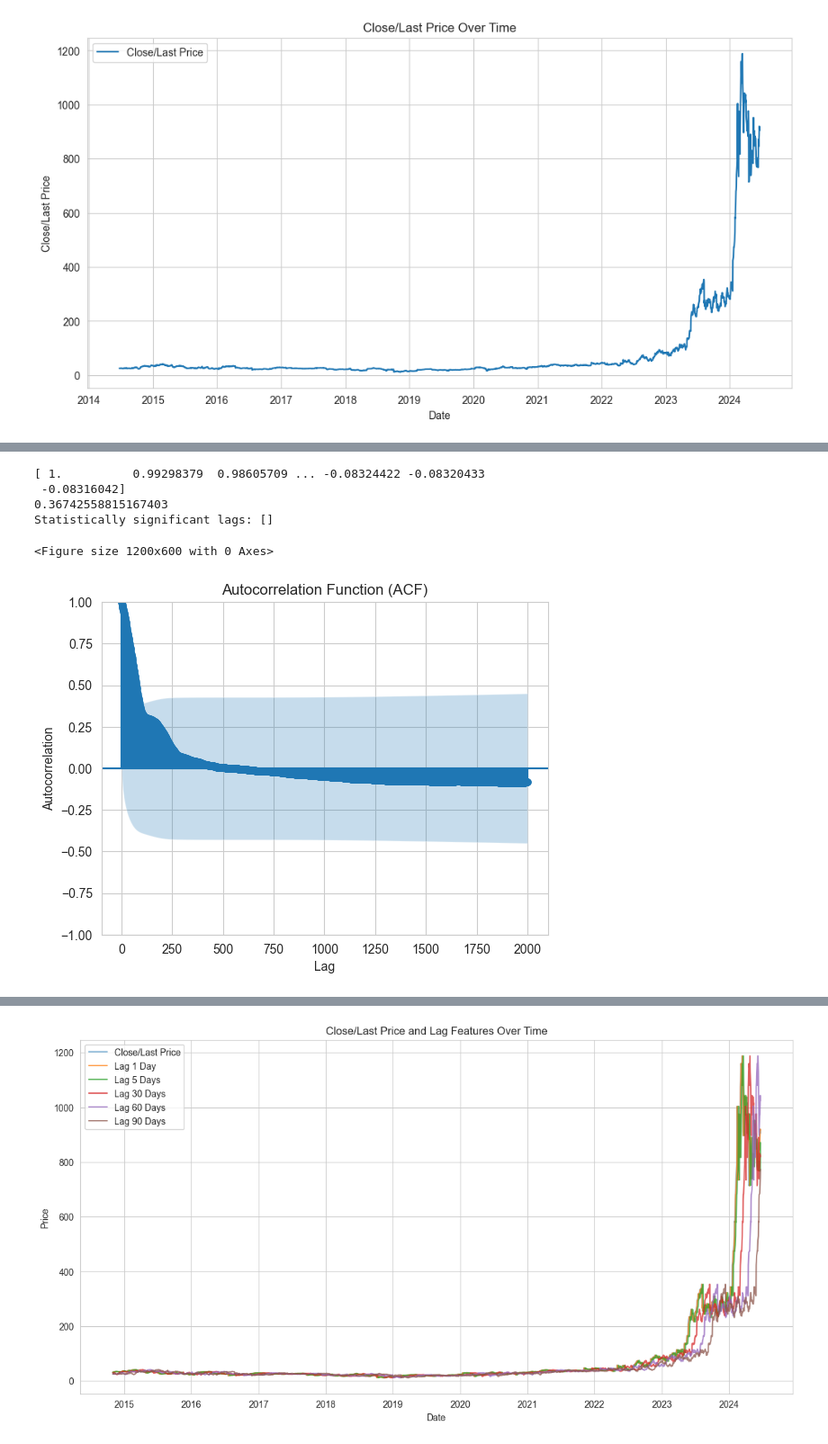
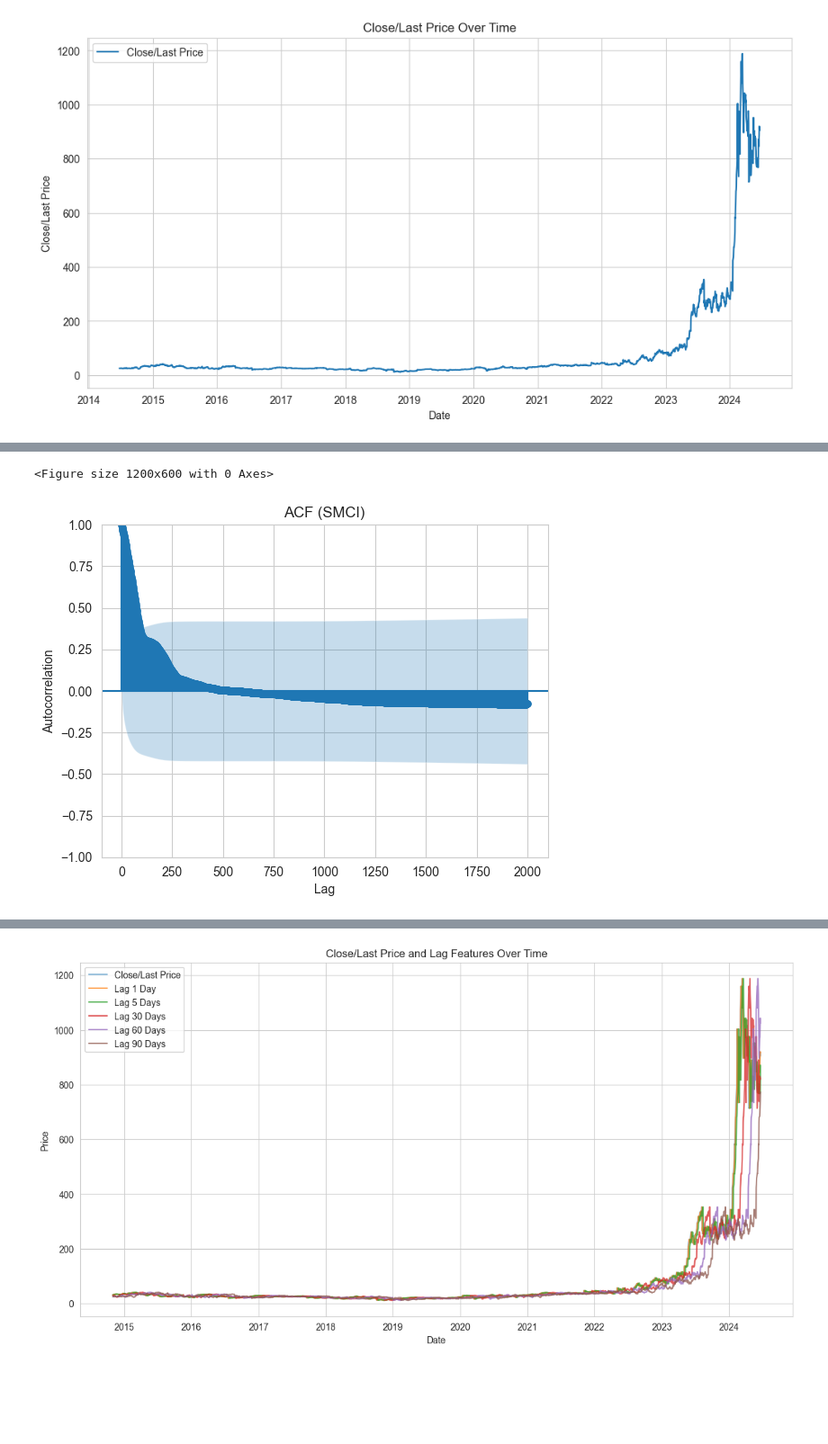
Before and after one commit to Sara-Ho99/stock-prediction, a Jupyter notebook: Data_exploration_SMCI.ipynb, the cells around one changed output, grey strips where cells are left out. Shown at 90% size. Drawn from its saved outputs; the diff is of its cells as text; code cells hidden in the pictures; blank space fills up the shorter version.

```diff
--- a/Data_exploration_SMCI.ipynb
+++ b/Data_exploration_SMCI.ipynb
@@ -12,7 +12,7 @@ from tensorflow.keras.layers import LSTM, Dense, Dropout
 import seaborn as sns
 # %%
 # 1. Import data
-file_path = './data/merged_data.csv'
+file_path = './data/SMCI_merged.csv'
 data = pd.read_csv(file_path)
 # %%
 # 2. Preparing Data
@@ -75,49 +123,32 @@ plt.show()
 # %%
 # 6. Feature Engineering
 
-# Adding moving averages
-data['MA_10'] = data['Close/Last'].rolling(window=10).mean()
-data['MA_50'] = data['Close/Last'].rolling(window=50).mean()
+data_fe = data.copy()
 
-# Adding lag features
-data['Lag_1'] = data['Close/Last'].shift(1)
-data['Lag_5'] = data['Close/Last'].shift(5)
-data['Lag_30'] = data['Close/Last'].shift(30)
-data['Lag_60'] = data['Close/Last'].shift(60)
-data['Lag_90'] = data['Close/Last'].shift(90)
+# 特征工程：添加移动平均
+data_fe['MA_10'] = data_fe['Close/Last'].rolling(window=10).mean()
+data_fe['MA_50'] = data_fe['Close/Last'].rolling(window=50).mean()
 
-# Drop rows with NaN values (created by rolling and shifting)
-data.dropna(inplace=True)
+# 特征工程：添加滞后特征
+data_fe['Lag_1'] = data_fe['Close/Last'].shift(1)
+data_fe['Lag_5'] = data_fe['Close/Last'].shift(5)
+data_fe['Lag_30'] = data_fe['Close/Last'].shift(30)
+data_fe['Lag_60'] = data_fe['Close/Last'].shift(60)
+data_fe['Lag_90'] = data_fe['Close/Last'].shift(90)
+
+# 删除因移动平均和滞后特征生成的 NaN 行
+data_fe.dropna(inplace=True)
 # %%
 from statsmodels.graphics.tsaplots import plot_acf
 from statsmodels.tsa.stattools import acf
 
 # 计算自相关函数（ACF）
-acf_values, confint = acf(data['Close/Last'], nlags=2000, alpha=0.05)  # 95% 置信区间
-print(acf_values)
-
-# 找出统计显著的滞后期
-significant_lags = []
-for lag in range(len(acf_values)):
-    lower_bound, upper_bound = confint[lag]
-    if acf_values[lag] < lower_bound or acf_values[lag] > upper_bound:
-        significant_lags.append(lag)
-
-print(upper_bound)
-# 打印统计显著的滞后期
-print(f"Statistically significant lags: {significant_lags}")
-
-# 可视化 ACF 结果
 plt.figure(figsize=(12, 6))
-plot_acf(data['Close/Last'], lags=2000, alpha=0.05)
-plt.title('Autocorrelation Function (ACF)')
+plot_acf(data['Close/Last'], lags=2000)
+plt.title('ACF (SMCI)')
 plt.xlabel('Lag')
 plt.ylabel('Autocorrelation')
 plt.show()
 # %% [output]
-[ 1.          0.99298379  0.98605709 ... -0.08324422 -0.08320433
- -0.08316042]
-0.36742558815167403
-Statistically significant lags: []
+<Figure size 1200x600 with 0 Axes>
-<Figure size 1200x600 with 0 Axes>
-[figure, old version]
+[figure, new version]
```
Also changed, not shown: parts of 29 cells of this notebook, 8 other files.
